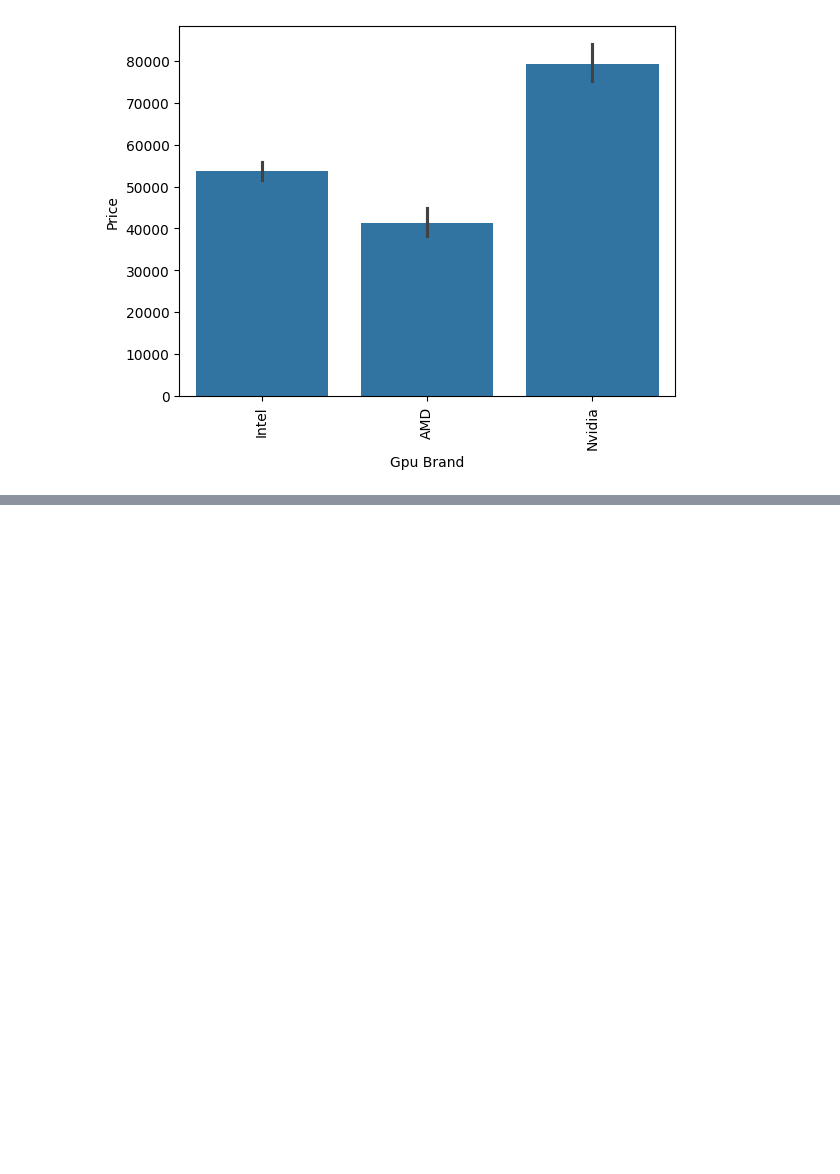
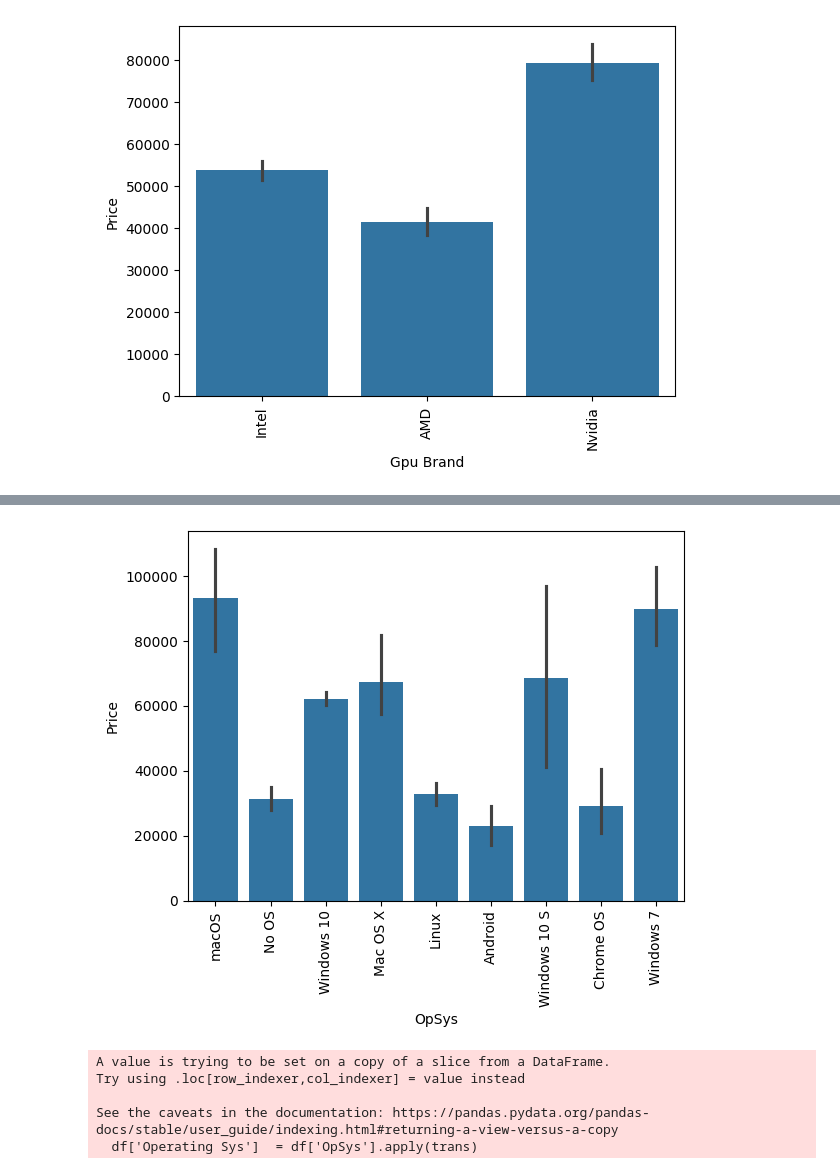
Before and after one commit to NikhilJuneja9/Laptop-Price-Predictor, a Jupyter notebook: scripts/Model_building.ipynb, the cells around one changed output, grey strips where cells are left out. Saved outputs shown, nothing was run; the diff lists cells and outputs as text; code cells hidden in the pictures; blank space fills up the shorter version.

```diff
--- a/scripts/Model_building.ipynb
+++ b/scripts/Model_building.ipynb
@@ -464,3 +464,5 @@ plt.xticks(rotation='vertical')
 plt.show()
 # %% [output]
 [figure]
+# %%
+df.drop(columns=['Gpu'],inplace=True)
@@ -466,0 +488,24 @@ plt.show()
+# %%
+sns.barplot(x=df['OpSys'],y=df['Price'])
+plt.xticks(rotation='vertical')
+plt.show()
+# %% [output]
+[figure, added]
+# %%
+def trans(inp):
+    if inp == 'Windows 7' or inp == 'Windows 10' or inp == 'Windows 10 S':
+        return 'Windows'
+
+    elif inp == 'macOS' or inp == 'Mac OS X':
+        return 'Mac'
+    else:
+        return 'No OS/Linux/other'
+
+
+df['Operating Sys']  = df['OpSys'].apply(trans)
+# %% [output]
+A value is trying to be set on a copy of a slice from a DataFrame.
+Try using .loc[row_indexer,col_indexer] = value instead
+
+See the caveats in the documentation: https://pandas.pydata.org/pandas-docs/stable/user_guide/indexing.html#returning-a-view-versus-a-copy
+  df['Operating Sys']  = df['OpSys'].apply(trans)
```
Also changed, not shown: parts of 27 cells of this notebook, 2 other files.
